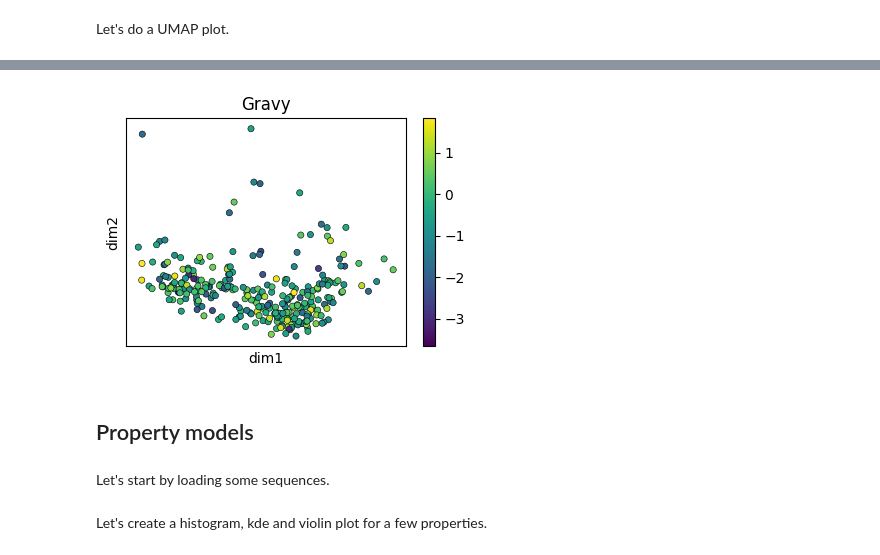
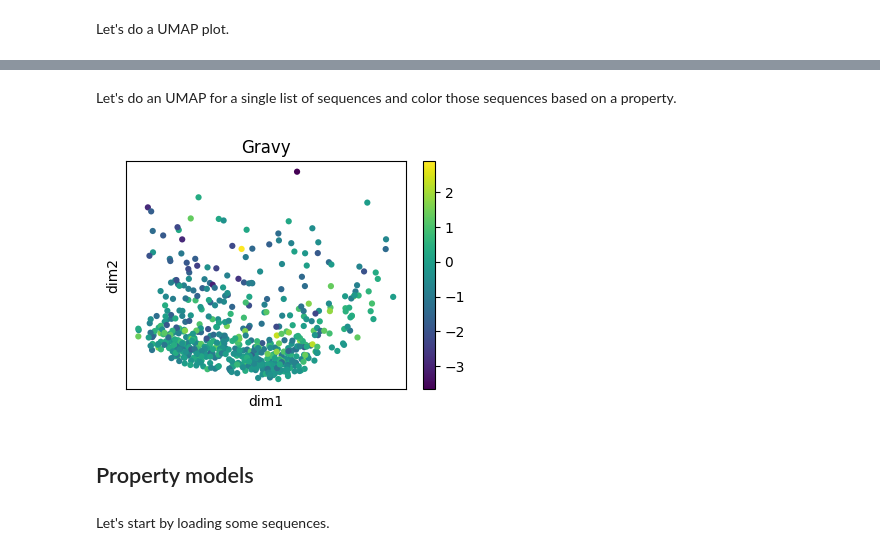
Before and after one commit to szczurek-lab/seqme, a Jupyter notebook: docs/tutorials/diagnostics.ipynb, the cells around one changed output, grey strips where cells are left out. Saved outputs shown, nothing was run; the diff lists cells and outputs as text; code cells hidden in the pictures.

```diff
--- a/docs/tutorials/diagnostics.ipynb
+++ b/docs/tutorials/diagnostics.ipynb
@@ -123,5 +126,6 @@ embeddings = {name: embedder(sequences) for name, sequences in datasets_to_plot.
 # %% [markdown]
 Let's do a PCA plot.
 # %%
-xs_pca = sm.utils.pca(list(embeddings.values()))
+xs_pca = sm.utils.pca(embedding_values)
+xs_pca = dict(zip(embedding_names, xs_pca, strict=True))
 # %%
@@ -176,16 +183,16 @@ Let's do an UMAP for a single list of sequences and color those sequences based
-# %%
-name = "AMP-data"
-property_model = sm.models.Gravy()
-
-sm.utils.plot_embedding_with_value(
-    xs_pca[0],
-    values=property_model(datasets_to_plot[name]),
-    title="Gravy",
-    alpha=1.0,
-)
-# %% [output]
-[figure, removed]
-# %% [markdown]
-## Property models
+# %% [markdown]
+Let's do an UMAP for a single list of sequences and color those sequences based on a property.
+# %%
+property_model = sm.models.Gravy()
+
+sm.utils.plot_2d_embeddings(
+    xs_pca.values(),
+    groups_or_values=[property_model(datasets_to_plot[name]) for name in xs_pca.keys()],
+    title="Gravy",
+    alpha=1.0,
+    cmap="viridis",
+)
+# %% [output]
+[figure, added]
 # %% [markdown]
-Let's start by loading some sequences.
+## Property models
@@ -194 +199,3 @@ DATASET_PATH = "./data/amps.fasta"
+# %% [markdown]
+Let's start by loading some sequences.
 # %%
@@ -196,2 +202,0 @@ sequences = sm.utils.read_fasta_file(DATASET_PATH)
-# %% [markdown]
-Let's create a histogram, kde and violin plot for a few properties.
```
Also changed, not shown: parts of 31 cells of this notebook, 3 other files.
